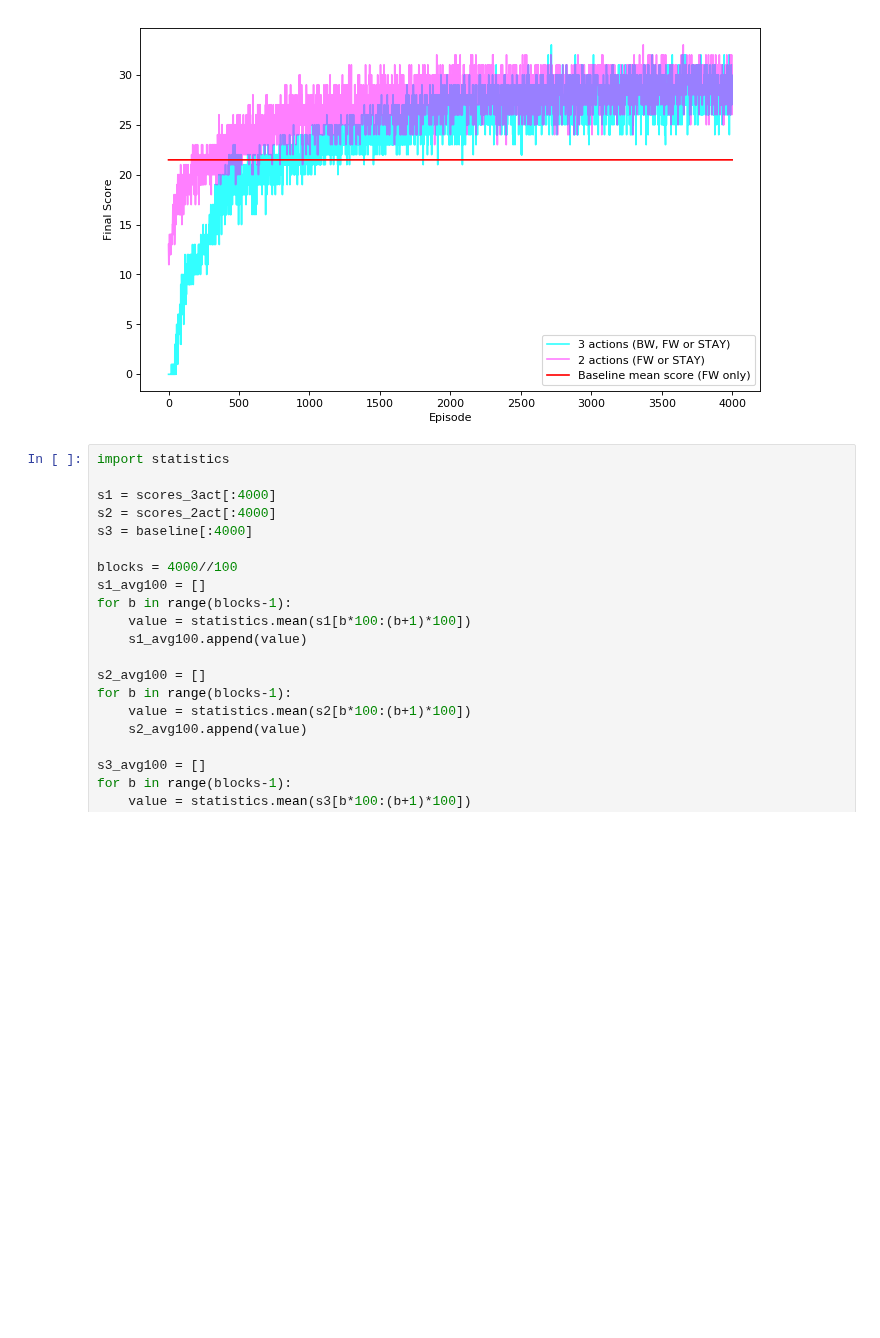
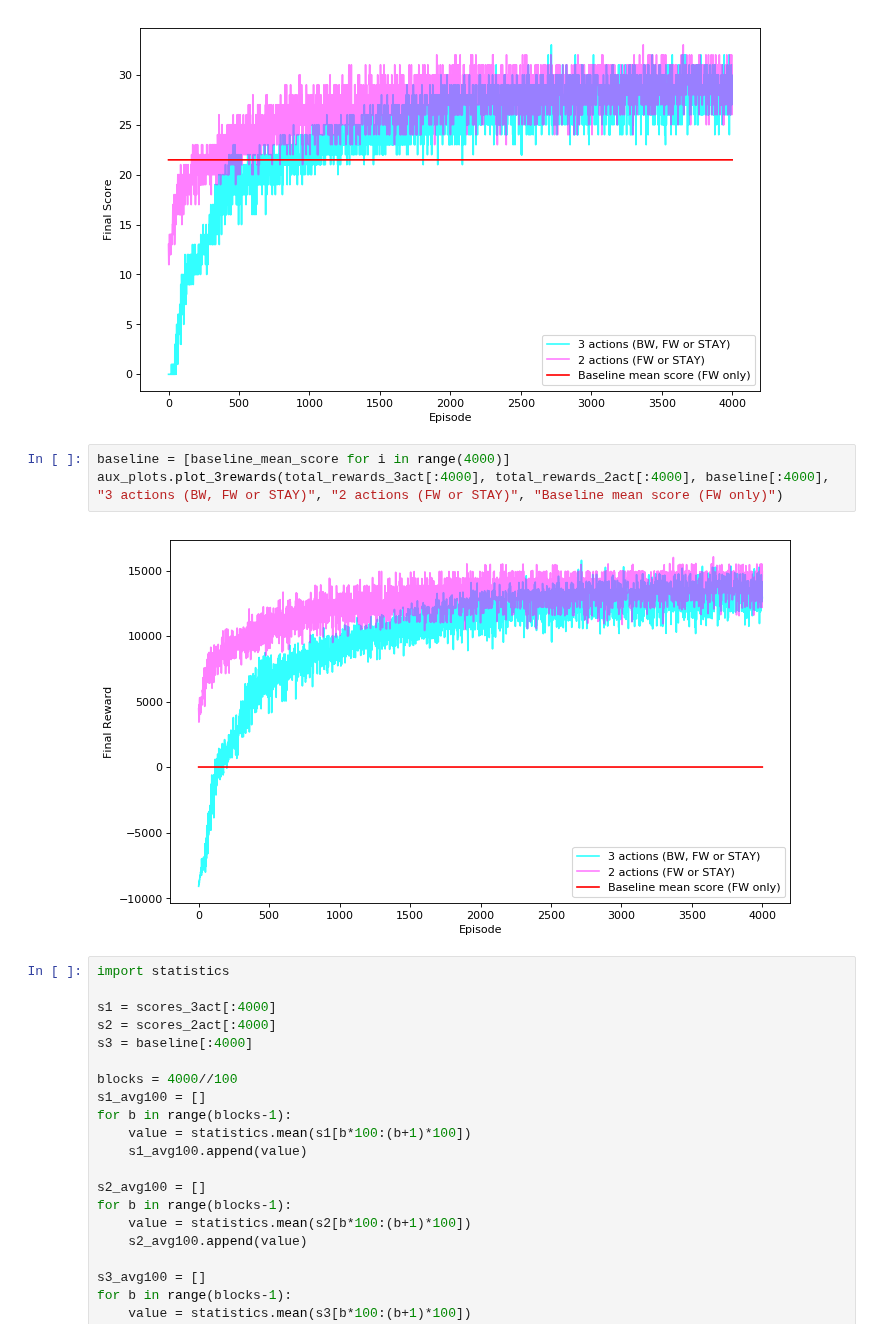
Before and after one commit to DionisiusMayr/FreewayGame, a Jupyter notebook: aline.almeida/aa_freeway.ipynb, the cells around one changed output. Cells and saved outputs as stored; diff of their text form; blank space fills up the shorter version.

Commit message:
Updated the QL rewards plots for 2 and 3 agents

```diff
--- a/aline.almeida/aa_freeway.ipynb
+++ b/aline.almeida/aa_freeway.ipynb
@@ -353,6 +353,11 @@ baseline = [baseline_mean_score for i in range(4000)]
 aux_plots.plot_3scores(scores_3act[:4000], scores_2act[:4000], baseline[:4000], "3 actions (BW, FW or STAY)", "2 actions (FW or STAY)", "Baseline mean score (FW only)")
 # %% [output]
 [figure]
+# %%
+baseline = [baseline_mean_score for i in range(4000)]
+aux_plots.plot_3rewards(total_rewards_3act[:4000], total_rewards_2act[:4000], baseline[:4000], "3 actions (BW, FW or STAY)", "2 actions (FW or STAY)", "Baseline mean score (FW only)")
+# %% [output]
+[figure, added]
 # %%
 import statistics
 
```
Also changed, not shown: parts of 1 cell of this notebook.
